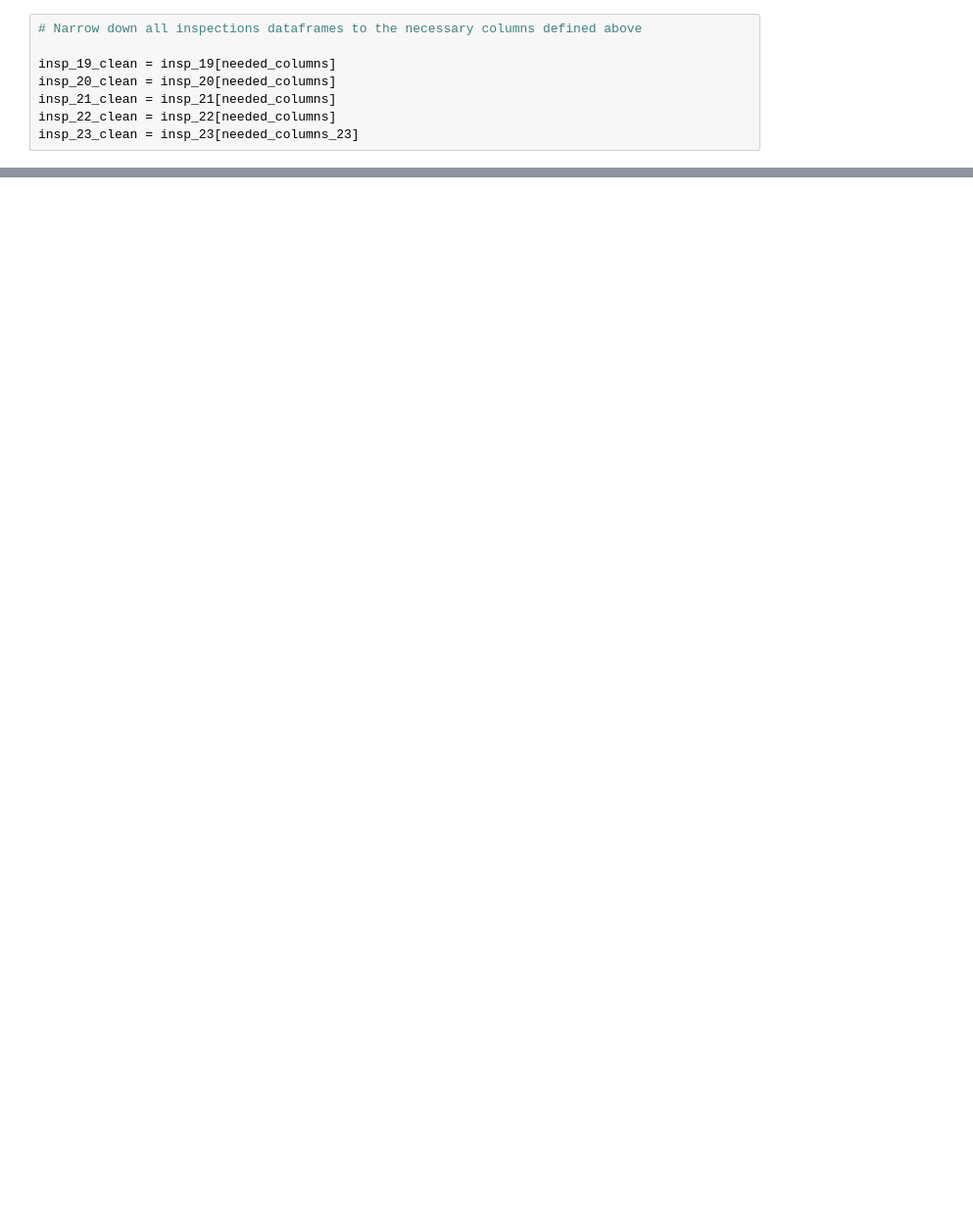
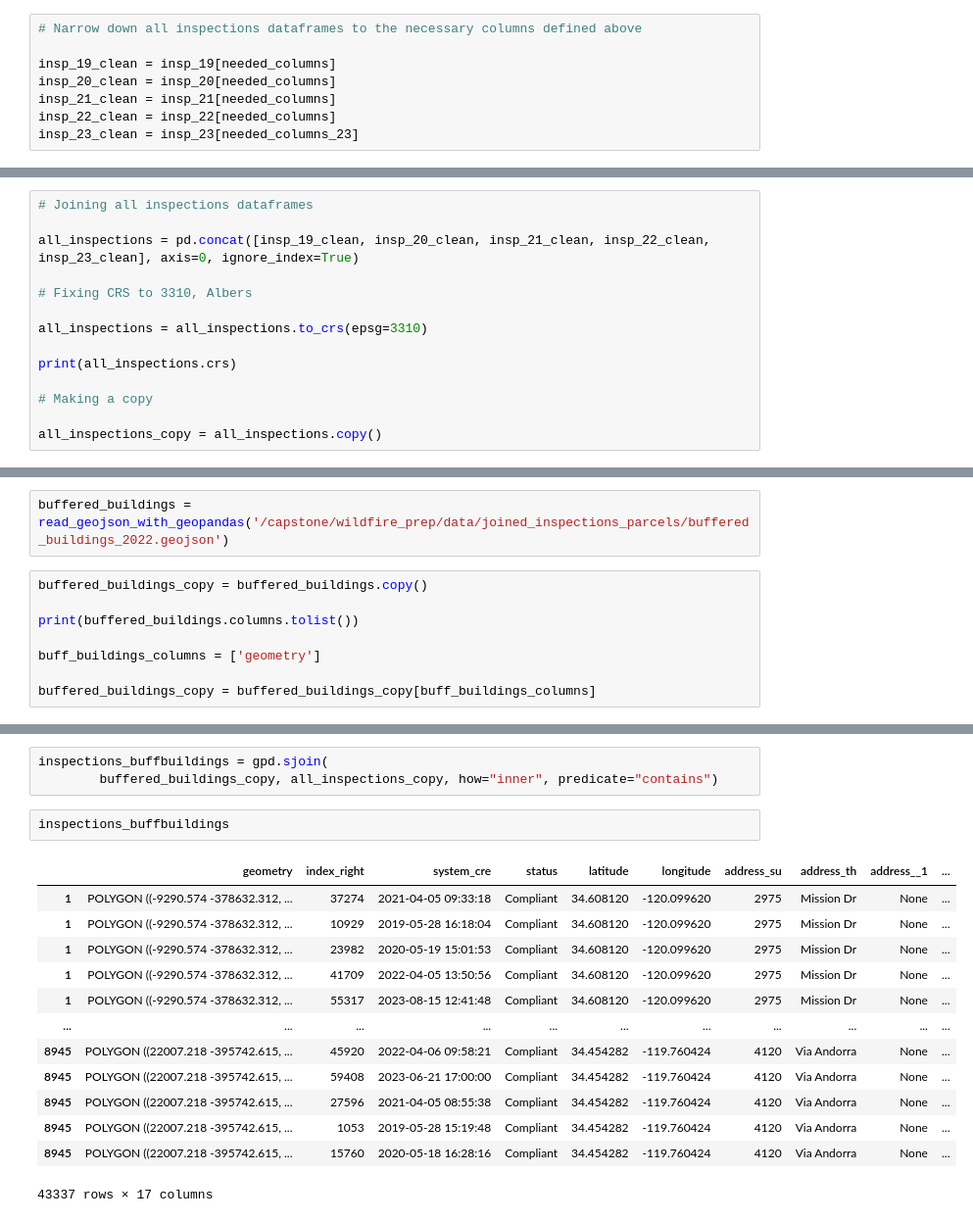
Before and after one commit to wildfire-prep/data-preparation, a Jupyter notebook: code/00_label_data/02_inspection_data_cleaning.ipynb, the cells around one changed output, grey strips where cells are left out. Shown at 98% size. Saved outputs shown, nothing was run; the diff lists cells and outputs as text; blank space fills up the shorter version.

```diff
--- a/code/00_label_data/02_inspection_data_cleaning.ipynb
+++ b/code/00_label_data/02_inspection_data_cleaning.ipynb
@@ -351,0 +63,14 @@ For the rest of the columns, investigate whether to keep them on a case by case
+# %%
+# Joining all inspections dataframes
+
+all_inspections = pd.concat([insp_19_clean, insp_20_clean, insp_21_clean, insp_22_clean, insp_23_clean], axis=0, ignore_index=True)
+
+# Fixing CRS to 3310, Albers
+
+all_inspections = all_inspections.to_crs(epsg=3310)
+
+print(all_inspections.crs)
+
+# Making a copy
+
+all_inspections_copy = all_inspections.copy()
@@ -351,0 +126,10 @@ For the rest of the columns, investigate whether to keep them on a case by case
+# %%
+buffered_buildings = read_geojson_with_geopandas('/capstone/wildfire_prep/data/joined_inspections_parcels/buffered_buildings_2022.geojson')
+# %%
+buffered_buildings_copy = buffered_buildings.copy()
+
+print(buffered_buildings.columns.tolist())
+
+buff_buildings_columns = ['geometry']
+
+buffered_buildings_copy = buffered_buildings_copy[buff_buildings_columns]
@@ -351,0 +154,19 @@ For the rest of the columns, investigate whether to keep them on a case by case
+# %%
+inspections_buffbuildings = gpd.sjoin(
+        buffered_buildings_copy, all_inspections_copy, how="inner", predicate="contains")
+# %%
+inspections_buffbuildings
+# %% [output]
+|  | geometry | index_right | system_cre | status | latitude | longitude | address_su | address_th | address__1 | ... |
+| 1 | POLYGON ((-9290.574 -378632.312, ... | 37274 | 2021-04-05 09:33:18 | Compliant | 34.608120 | -120.099620 | 2975 | Mission Dr | None | ... |
+| 1 | POLYGON ((-9290.574 -378632.312, ... | 10929 | 2019-05-28 16:18:04 | Compliant | 34.608120 | -120.099620 | 2975 | Mission Dr | None | ... |
+| 1 | POLYGON ((-9290.574 -378632.312, ... | 23982 | 2020-05-19 15:01:53 | Compliant | 34.608120 | -120.099620 | 2975 | Mission Dr | None | ... |
+| 1 | POLYGON ((-9290.574 -378632.312, ... | 41709 | 2022-04-05 13:50:56 | Compliant | 34.608120 | -120.099620 | 2975 | Mission Dr | None | ... |
+| 1 | POLYGON ((-9290.574 -378632.312, ... | 55317 | 2023-08-15 12:41:48 | Compliant | 34.608120 | -120.099620 | 2975 | Mission Dr | None | ... |
+| ... | ... | ... | ... | ... | ... | ... | ... | ... | ... | ... |
+| 8945 | POLYGON ((22007.218 -395742.615, ... | 45920 | 2022-04-06 09:58:21 | Compliant | 34.454282 | -119.760424 | 4120 | Via Andorra | None | ... |
+| 8945 | POLYGON ((22007.218 -395742.615, ... | 59408 | 2023-06-21 17:00:00 | Compliant | 34.454282 | -119.760424 | 4120 | Via Andorra | None | ... |
+| 8945 | POLYGON ((22007.218 -395742.615, ... | 27596 | 2021-04-05 08:55:38 | Compliant | 34.454282 | -119.760424 | 4120 | Via Andorra | None | ... |
+| 8945 | POLYGON ((22007.218 -395742.615, ... | 1053 | 2019-05-28 15:19:48 | Compliant | 34.454282 | -119.760424 | 4120 | Via Andorra | None | ... |
+| 8945 | POLYGON ((22007.218 -395742.615, ... | 15760 | 2020-05-18 16:28:16 | Compliant | 34.454282 | -119.760424 | 4120 | Via Andorra | None | ... |
+43337 rows × 17 columns
```
Also changed, not shown: parts of 41 cells of this notebook.
